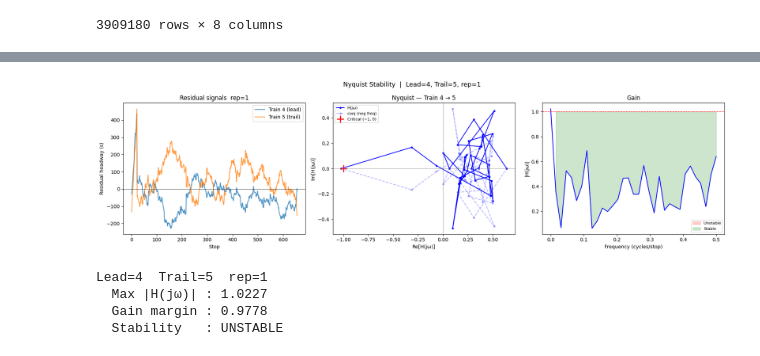
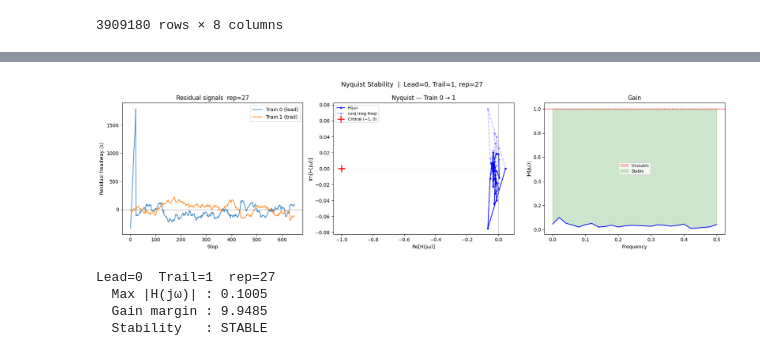
Before and after one commit to peppy-senpai/MBTA, a Jupyter notebook: part4_post_sim_analysis.ipynb, the cells around one changed output, grey strips where cells are left out. Drawn from its saved outputs; the diff is of its cells as text; code cells hidden in the pictures.

Commit message:
add stability

```diff
--- a/part4_post_sim_analysis.ipynb
+++ b/part4_post_sim_analysis.ipynb
@@ -490,3 +365,0 @@ headway_matrix = pivot.diff(axis=1).dropna(axis=1)   # shape: (stops, trains-1)
-# %%
-mean_h = headway_matrix.values.mean()
-residuals = headway_matrix - mean_h           # ĥ_n(k) = h_n(k) - h̄
@@ -514,31 +365,0 @@ H_mean = np.mean(all_H, axis=0)             # average across train pairs
-# %%
-fig, axes = plt.subplots(1, 2, figsize=(14, 6))
-
-# --- Nyquist plot ---
-ax = axes[0]
-ax.plot(H_mean.real, H_mean.imag, 'b.-', label='H(jω)')
-ax.plot(H_mean.real, -H_mean.imag, 'b.--', alpha=0.4)   # mirror (negative freqs)
-ax.plot(-1, 0, 'r+', markersize=15, markeredgewidth=2, label='Critical point (-1, 0)')
-ax.axhline(0, color='gray', linewidth=0.5)
-ax.axvline(0, color='gray', linewidth=0.5)
-ax.set_xlabel('Re[H(jω)]')
-ax.set_ylabel('Im[H(jω)]')
-ax.set_title('Nyquist Plot — Headway Transfer Function')
-ax.legend()
-
-# --- Gain |H(ω)| vs frequency ---
-ax = axes[1]
-ax.plot(f, np.abs(H_mean), 'b-')
-ax.axhline(1.0, color='red', linestyle='--', label='Stability boundary |H|=1')
-ax.set_xlabel('Frequency (cycles/stop)')
-ax.set_ylabel('|H(jω)|')
-ax.set_title('Gain — stable if |H| < 1 everywhere')
-ax.legend()
-
-plt.tight_layout()
-plt.show()
-
-# Stability verdict
-gain_margin = 1.0 / np.max(np.abs(H_mean))
-print(f"Max gain: {np.max(np.abs(H_mean)):.3f}")
-print(f"Gain margin: {gain_margin:.3f}  →  {'STABLE' if gain_margin > 1 else 'UNSTABLE'}")
@@ -549,6 +442,4 @@ Gain margin: 0.200  →  UNSTABLE
 # %%
-from scipy.signal import csd, welch
-
 def nyquist_stability(resd, leading, trailing, rep):
     """
     Apply the Nyquist stability criterion to the residual headway signals of a
@@ -580,7 +471,7 @@ def nyquist_stability(resd, leading, trailing, rep):
         (resd['rep']    == rep)
     ].sort_values('stop')
 
-    if len(temp) < 8:
+    if len(temp) < 5:
         print(f"Not enough data for train {leading} → {trailing}, rep={rep}")
         return
 
@@ -589,7 +480,7 @@ def nyquist_stability(resd, leading, trailing, rep):
 
     # Estimate transfer function H(ω) = Sxy(ω) / Sxx(ω)
     fs      = 1.0
-    nperseg = min(len(x), 64)
+    nperseg = min(len(x), 50)
 
     f,  Pxx = welch(x, fs=fs, nperseg=nperseg)
     f,  Pxy = csd(x, y, fs=fs, nperseg=nperseg)
@@ -630,7 +521,7 @@ def nyquist_stability(resd, leading, trailing, rep):
     axes[2].fill_between(f, gain, 1, where=(gain > 1), color='red',   alpha=0.2, label='Unstable')
     axes[2].fill_between(f, gain, 1, where=(gain < 1), color='green', alpha=0.2, label='Stable')
     axes[2].axhline(1.0, color='red', linestyle='--', linewidth=1)
-    axes[2].set_xlabel('Frequency (cycles/stop)')
+    axes[2].set_xlabel('Frequency')
     axes[2].set_ylabel('|H(jω)|')
     axes[2].set_title('Gain')
     axes[2].legend(fontsize=8)
@@ -645,10 +536,10 @@ def nyquist_stability(resd, leading, trailing, rep):
     print(f"  Gain margin : {gain_margin:.4f}")
     print(f"  Stability   : {'STABLE' if stable else 'UNSTABLE'}")
 # %%
-nyquist_stability(resd, leading=4, trailing=5, rep=1)
+nyquist_stability(resd, leading=0, trailing=1, rep=27)
 # %% [output]
-[figure, old version]
+[figure, new version]
-Lead=4  Trail=5  rep=1
-  Max |H(jω)| : 1.0227
-  Gain margin : 0.9778
-  Stability   : UNSTABLE
+Lead=0  Trail=1  rep=27
+  Max |H(jω)| : 0.1005
+  Gain margin : 9.9485
+  Stability   : STABLE
```
Also changed, not shown: parts of 11 cells of this notebook, 1 other file.
